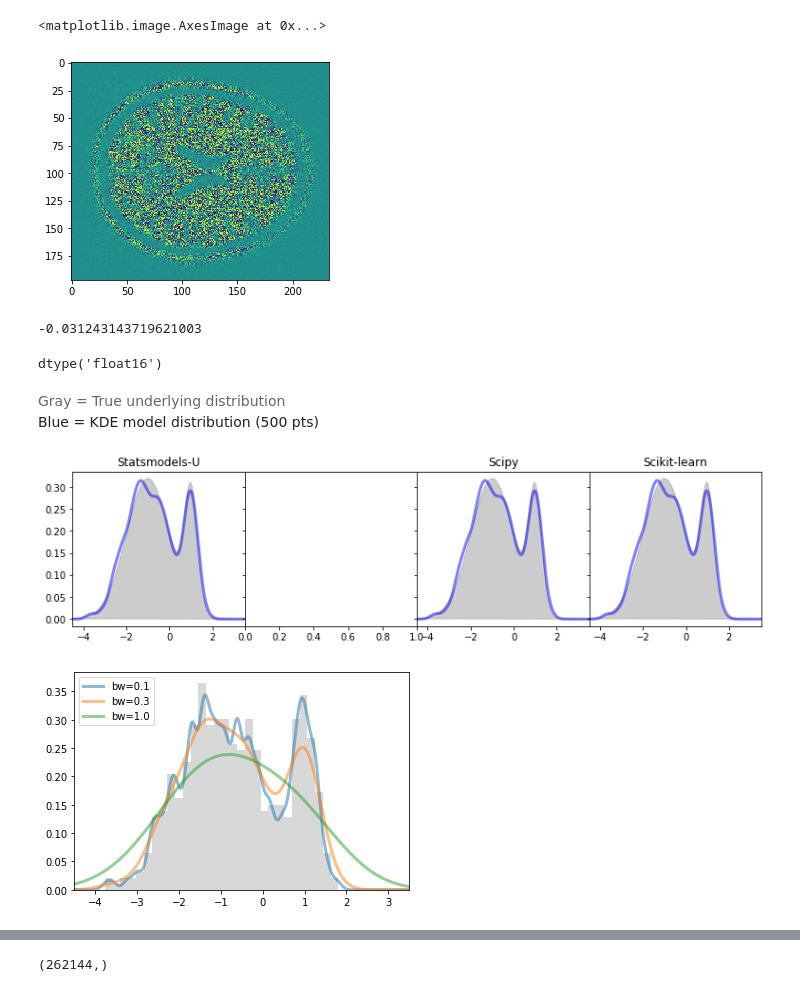
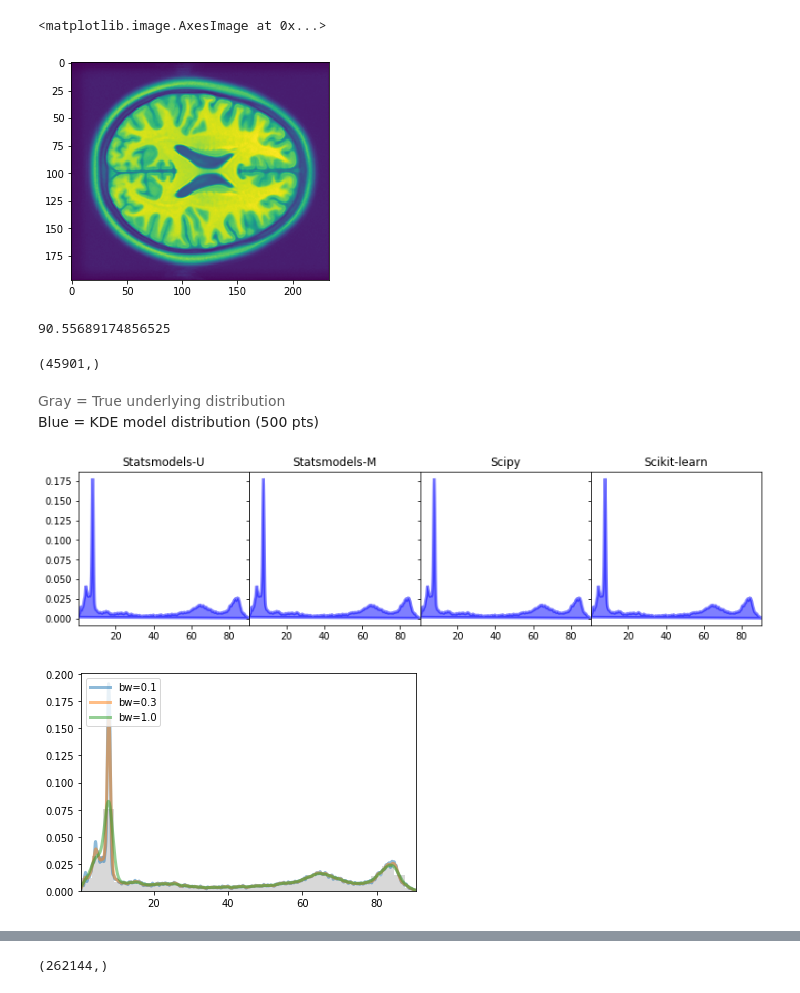
Before and after one commit to CamiVasz/Similarity, a Jupyter notebook: Kernel_Density.ipynb, the cells around one changed output, grey strips where cells are left out. Drawn from its saved outputs; the diff is of its cells as text; code cells hidden in the pictures.

```diff
--- a/Kernel_Density.ipynb
+++ b/Kernel_Density.ipynb
@@ -29,9 +31,5 @@ t2 = t2_slice.flatten().astype(np.float16)
 # %%
-plt.imshow(t1.astype(np.float32) - t1_slice)
+plt.imshow(t1_slice)
 # %% [output]
 <matplotlib.image.AxesImage at 0x...>
-[figure, old version]
+[figure, new version]
-# %%
-np.min(t1.astype(np.float32) - t1_slice)
-# %% [output]
--0.031243143719621003
@@ -38,4 +70,8 @@ np.min(t1.astype(np.float32) - t1_slice)
+# %%
+np.max(t1)
+# %% [output]
+90.55689174856525
 # %%
-t1.dtype
+t1.shape
 # %% [output]
-dtype('float16')
+(45901,)
@@ -77,6 +78,6 @@ kde_funcnames = ['Statsmodels-U', 'Statsmodels-M', 'Scipy', 'Scikit-learn']
 # %%
 # The grid we'll use for plotting
-x_grid = np.linspace(-4.5, 3.5, 1000)
+x_grid = np.linspace(0.3, 90.5, 1000)
 
 # Draw points from a bimodal distribution in 1D
 np.random.seed(0)
@@ -90,34 +91,30 @@ fig, ax = plt.subplots(1, 4, sharey=True,
                        figsize=(13, 3))
 fig.subplots_adjust(wspace=0)
 
+x = t1
+
 for i in range(4):
-    try:
-        pdf = kde_funcs[i](x, x_grid, bandwidth=0.2)
-        ax[i].plot(x_grid, pdf, color='blue', alpha=0.5, lw=3)
-        ax[i].fill(x_grid, pdf_true, ec='gray', fc='gray', alpha=0.4)
-        ax[i].set_title(kde_funcnames[i])
-        ax[i].set_xlim(-4.5, 3.5)
-    except:
-        continue
 
-from IPython.display import HTML
-HTML("<font color='#666666'>Gray = True underlying distribution</font><br>"
-     "<font color='6666ff'>Blue = KDE model distribution (500 pts)</font>")
+    pdf = kde_funcs[i](x, x_grid, bandwidth=0.2)
+    ax[i].fill(x_grid, pdf, color='blue', alpha=0.5, lw=3)
+    #ax[i].fill(x_grid, pdf_true, ec='gray', fc='gray', alpha=0.4)
+    ax[i].set_title(kde_funcnames[i])
+    ax[i].set_xlim(0.3,90.5)
 # %% [output]
 Gray = True underlying distribution
 Blue = KDE model distribution (500 pts)
-[figure, old version]
+[figure, new version]
 # %%
 fig, ax = plt.subplots()
 for bandwidth in [0.1, 0.3, 1.0]:
     ax.plot(x_grid, kde_sklearn(x, x_grid, bandwidth=bandwidth),
             label='bw={0}'.format(bandwidth), linewidth=3, alpha=0.5)
 ax.hist(x, 30, fc='gray', histtype='stepfilled', alpha=0.3, density=True)
-ax.set_xlim(-4.5, 3.5)
+ax.set_xlim(0.3,90.5)
 ax.legend(loc='upper left')
 plt.show()
 # %% [output]
-[figure, old version]
+[figure, new version]
 # %%
 dens_u = KDEMultivariate(data=[t1,t2],
                          var_type='cc', bw='normal_reference')
```
Also changed, not shown: parts of 41 cells of this notebook, 12 other files.
